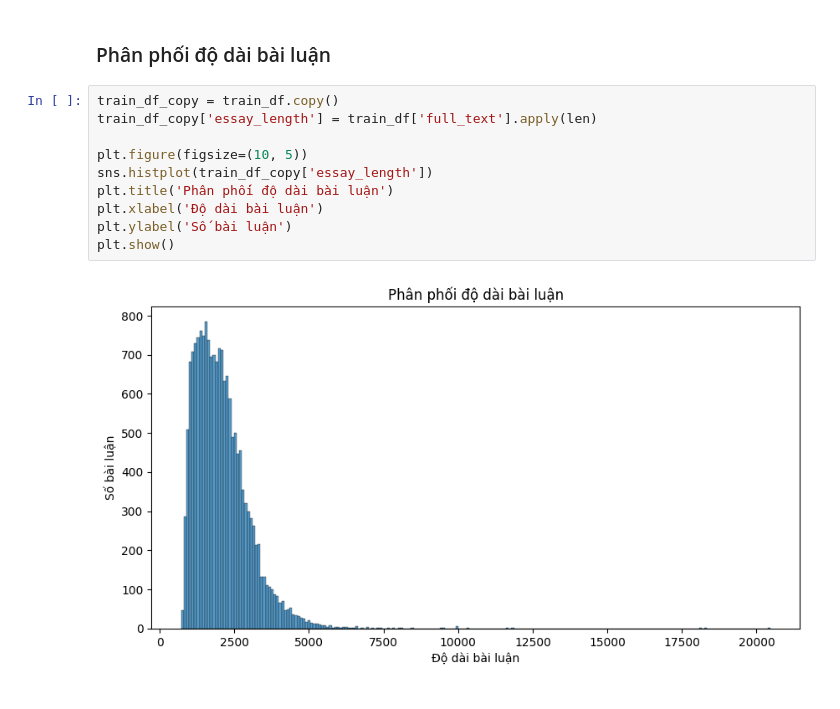
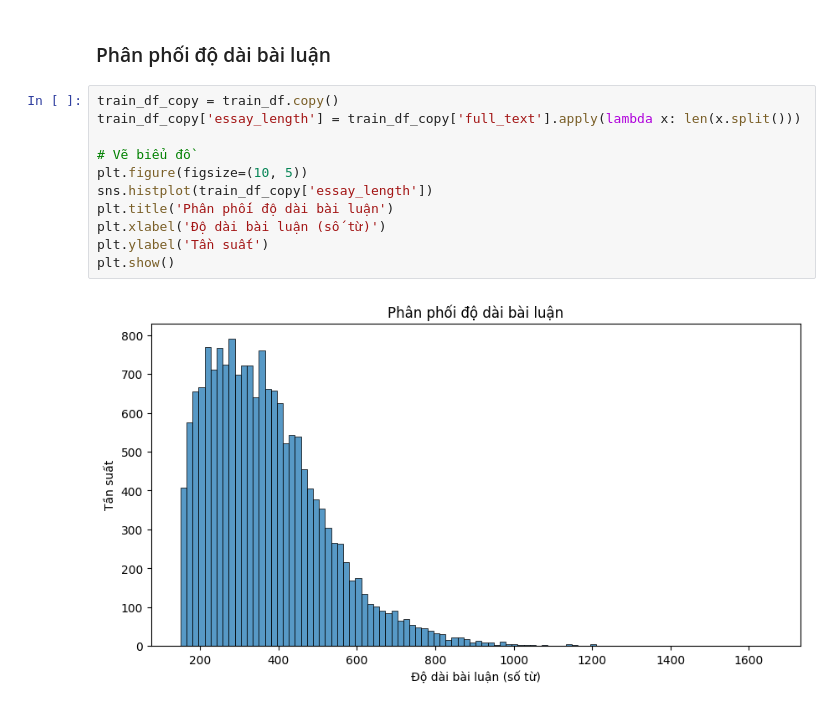
Before and after one commit to Siralexgon/PTDLTM, a Jupyter notebook: Tien-xu-ly.ipynb, the cells around one changed output. Cells and saved outputs as stored; diff of their text form.

```diff
--- a/Tien-xu-ly.ipynb
+++ b/Tien-xu-ly.ipynb
@@ -161,13 +160,14 @@ plt.show()
 ### Phân phối độ dài bài luận
 # %%
 train_df_copy = train_df.copy()
-train_df_copy['essay_length'] = train_df['full_text'].apply(len)
+train_df_copy['essay_length'] = train_df_copy['full_text'].apply(lambda x: len(x.split()))
 
+# Vẽ biểu đồ
 plt.figure(figsize=(10, 5))
 sns.histplot(train_df_copy['essay_length'])
 plt.title('Phân phối độ dài bài luận')
-plt.xlabel('Độ dài bài luận')
-plt.ylabel('Số bài luận')
+plt.xlabel('Độ dài bài luận (số từ)')
+plt.ylabel('Tần suất')
 plt.show()
 # %% [output]
-[figure, old version]
+[figure, new version]
```
Also changed, not shown: parts of 11 cells of this notebook.
